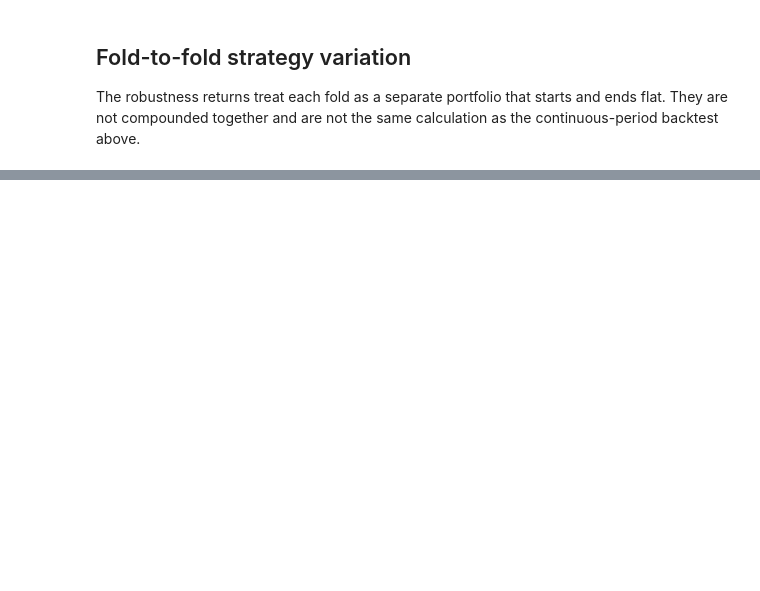
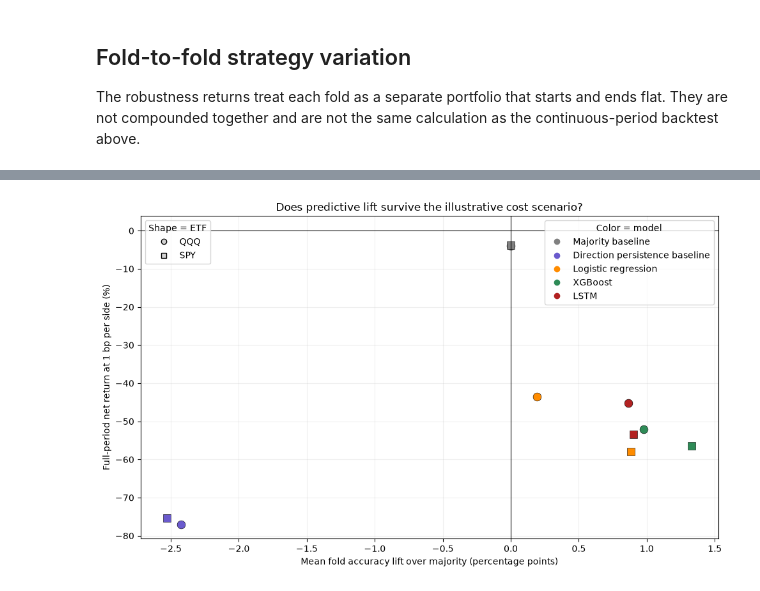
Before and after one commit to Pollyyxx/Intraday-equity-forecasting, a Jupyter notebook: notebooks/08_results_review.ipynb, the cells around one changed output, grey strips where cells are left out. Cells and saved outputs as stored; diff of their text form; code cells hidden in the pictures; blank space fills up the shorter version.

Commit message:
Add signal-to-execution gap analysis

```diff
--- a/notebooks/08_results_review.ipynb
+++ b/notebooks/08_results_review.ipynb
@@ -272,0 +289,55 @@ plt.show()
+# %%
+from matplotlib.lines import Line2D
+
+# Color identifies the model; marker shape identifies the ETF.
+model_colors = {
+    'Majority baseline': 'gray',
+    'Direction persistence baseline': 'slateblue',
+    'Logistic regression': 'darkorange',
+    'XGBoost': 'seagreen',
+    'LSTM': 'firebrick',
+}
+etf_markers = {'QQQ': 'o', 'SPY': 's'}
+fig, ax = plt.subplots(figsize=(10, 6))
+for row in signal_to_execution.itertuples(index=False):
+    ax.scatter(
+        row.accuracy_lift_pp,
+        row.return_1bp_pct,
+        color=model_colors[row.model_predictive],
+        marker=etf_markers[row.ETF],
+        s=85,
+        edgecolor='black',
+        linewidth=0.4,
+    )
+
+# Separate legends keep the two visual encodings easy to read.
+model_handles = [
+    Line2D([], [], marker='o', linestyle='none', color=color, label=model)
+    for model, color in model_colors.items()
+]
+etf_handles = [
+    Line2D([], [], marker=marker, linestyle='none', markerfacecolor='lightgray',
+           markeredgecolor='black', color='black', label=ticker)
+    for ticker, marker in etf_markers.items()
+]
+model_legend = ax.legend(
+    handles=model_handles, title='Color = model',
+    loc='upper right', frameon=True,
+)
+ax.add_artist(model_legend)
+ax.legend(
+    handles=etf_handles, title='Shape = ETF',
+    loc='upper left', frameon=True,
+)
+
+# The zero lines mark positive versus negative lift and return.
+ax.axhline(0, color='black', linewidth=0.8)
+ax.axvline(0, color='black', linewidth=0.8)
+ax.set_xlabel('Mean fold accuracy lift over majority (percentage points)')
+ax.set_ylabel('Full-period net return at 1 bp per side (%)')
+ax.set_title('Does predictive lift survive the illustrative cost scenario?')
+ax.grid(alpha=0.2)
+fig.tight_layout()
+plt.show()
+# %% [output]
+[figure, added]
```
Also changed, not shown: parts of 5 cells of this notebook, 4 other files.
